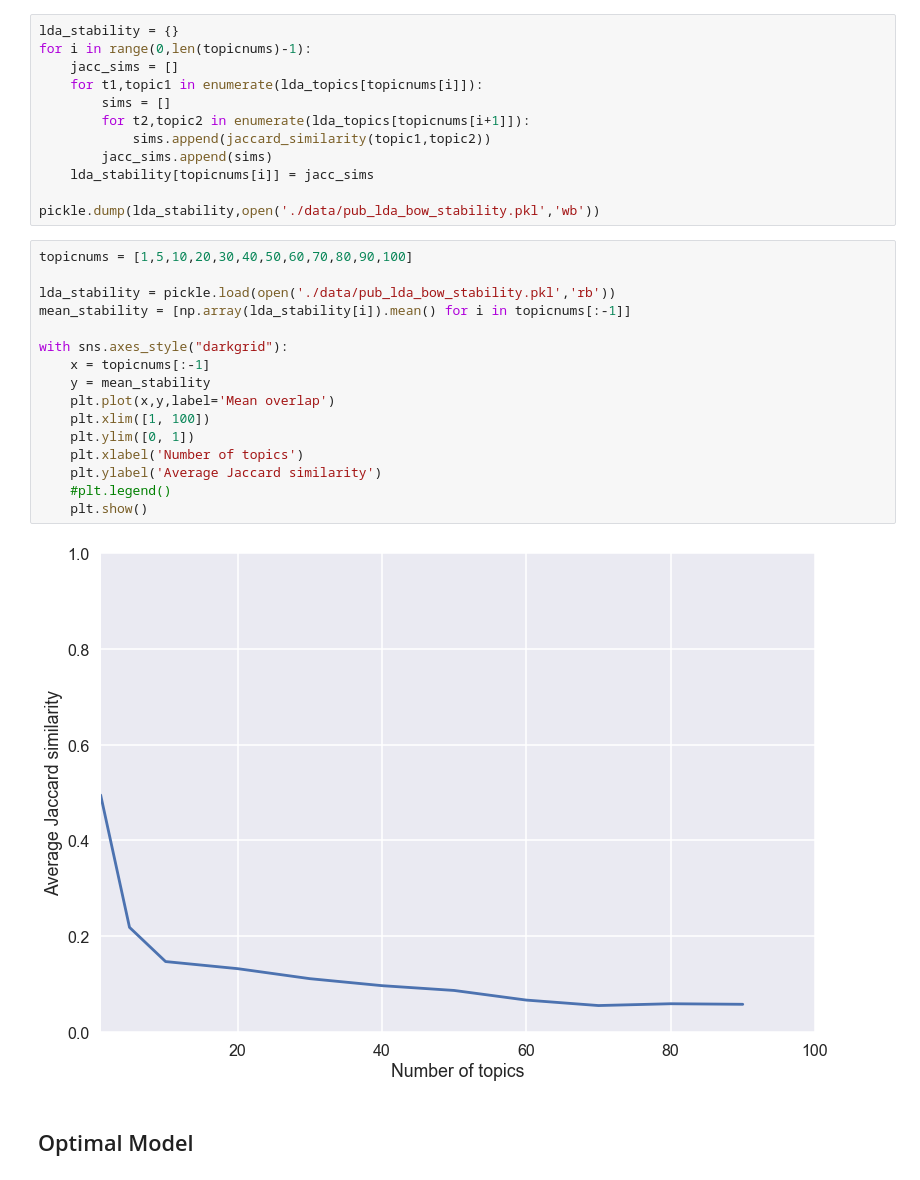
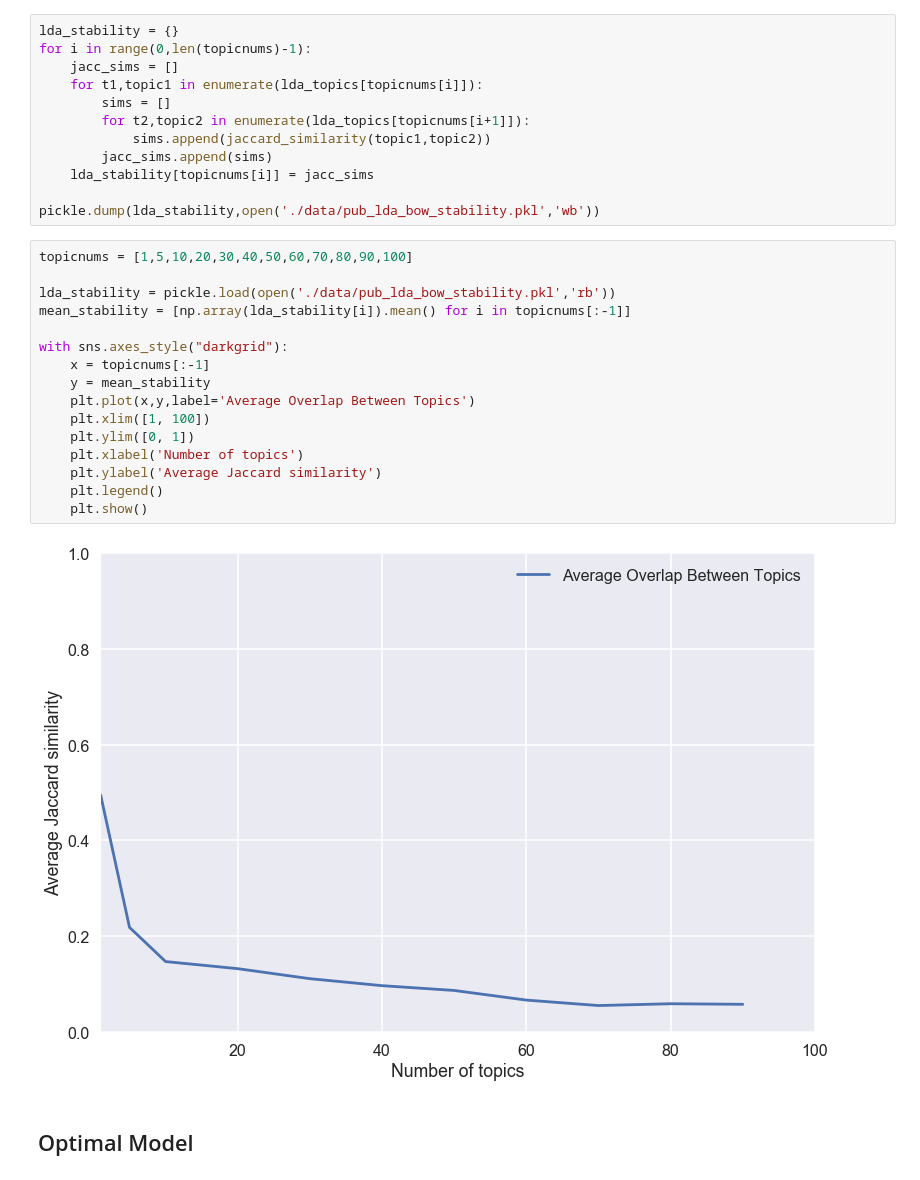
Before and after one commit to huangy22/NewsRecommender, a Jupyter notebook: 3_topics_extraction_with_lda.ipynb, the cells around one changed output. Cells and saved outputs as stored; diff of their text form.

```diff
--- a/3_topics_extraction_with_lda.ipynb
+++ b/3_topics_extraction_with_lda.ipynb
@@ -299,21 +262,21 @@ pickle.dump(lda_stability,open('./data/pub_lda_bow_stability.pkl','wb'))
 # %%
 topicnums = [1,5,10,20,30,40,50,60,70,80,90,100]
 
 lda_stability = pickle.load(open('./data/pub_lda_bow_stability.pkl','rb'))
 mean_stability = [np.array(lda_stability[i]).mean() for i in topicnums[:-1]]
 
 with sns.axes_style("darkgrid"):
     x = topicnums[:-1]
     y = mean_stability
-    plt.plot(x,y,label='Mean overlap')
+    plt.plot(x,y,label='Average Overlap Between Topics')
     plt.xlim([1, 100])
     plt.ylim([0, 1])
     plt.xlabel('Number of topics')
     plt.ylabel('Average Jaccard similarity')
-    #plt.legend()
+    plt.legend()
     plt.show()
 # %% [output]
-[figure, old version]
+[figure, new version]
 # %% [markdown]
 ## Optimal Model
 # %%
```
Also changed, not shown: parts of 18 cells of this notebook, 33 other files.
